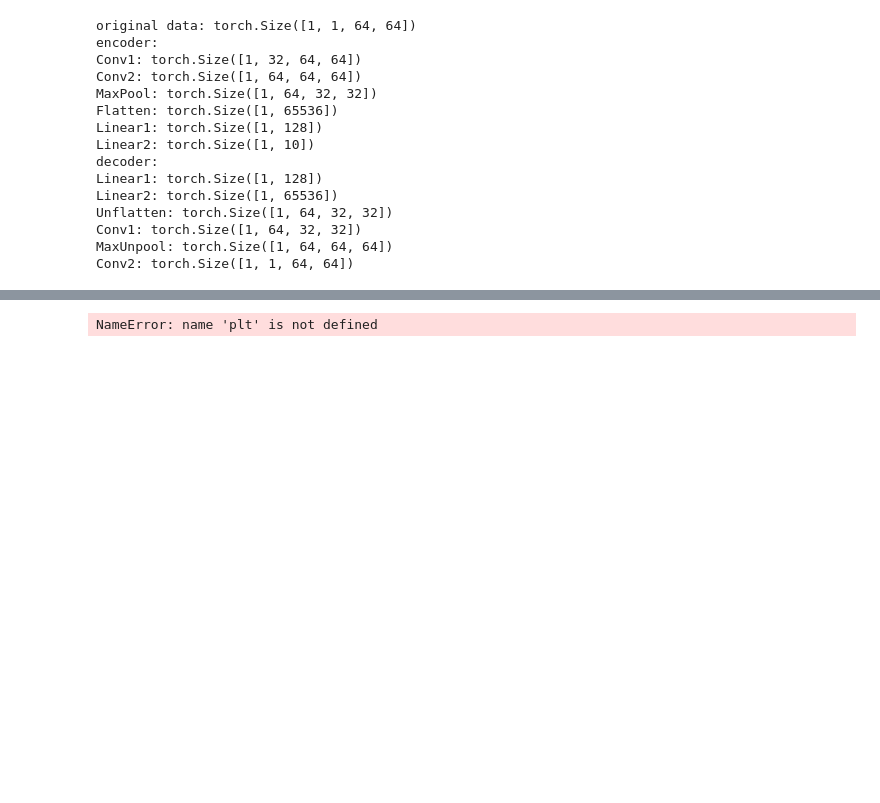
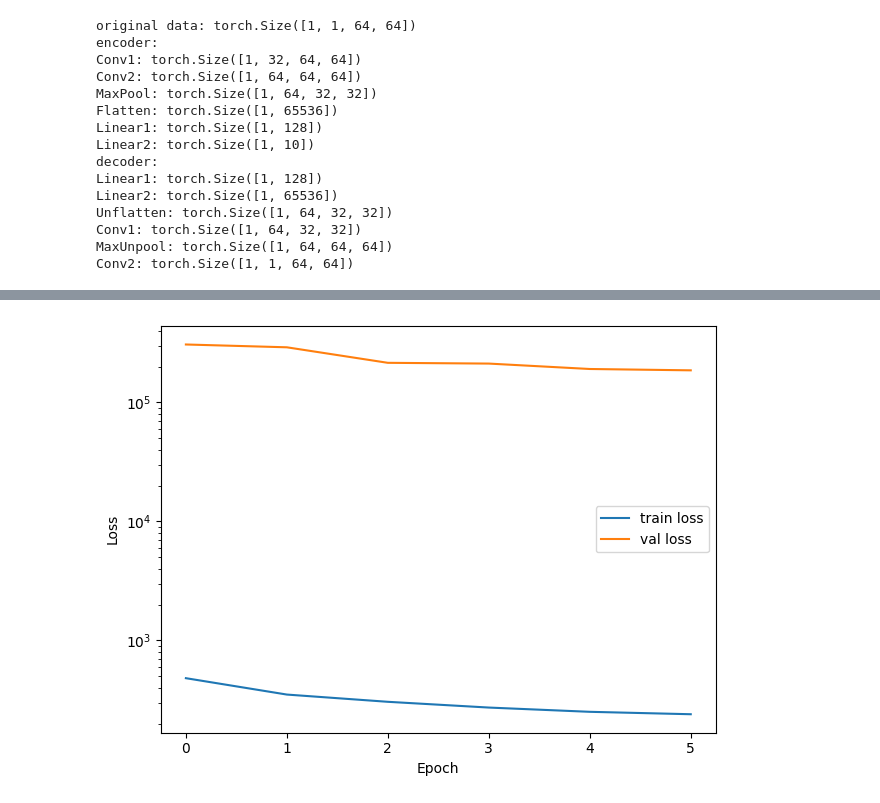
Before and after one commit to AsbjornPreuss/AppMLFinalProject, a Jupyter notebook: autoencoder_64x64_meta_smallconv.ipynb, the cells around one changed output, grey strips where cells are left out. Drawn from its saved outputs; the diff is of its cells as text; code cells hidden in the pictures; blank space fills up the shorter version.

```diff
--- a/autoencoder_64x64_meta_smallconv.ipynb
+++ b/autoencoder_64x64_meta_smallconv.ipynb
@@ -387,7 +392,7 @@ def loss_fn(recon_x, x, mean, log_var):
 
 # loss_fn = nn.MSELoss()
 
-lr = 0.01
+lr = 0.001
 torch.manual_seed(42)
 
 d = 28
@@ -474,18 +485,18 @@ KeyboardInterrupt:
 # %%
 fig, ax = plt.subplots()
 ax.set_yscale('log')
 # ax.set_xscale('log')
 ax.plot(diz_loss['train_loss'], label='train loss')
-# ax.plot(diz_loss['val_loss'], label='val loss')
+ax.plot(diz_loss['val_loss'], label='val loss')
 ax.legend()
 # ax.set_xlim(0, 50)
 
 
 ax.set_xlabel('Epoch')
 ax.set_ylabel('Loss')
 fig.tight_layout()
 # %% [output]
-NameError: name 'plt' is not defined
+[figure, added]
 # %%
 encoder.eval()
 decoder.eval()
```
Also changed, not shown: parts of 6 cells of this notebook.
